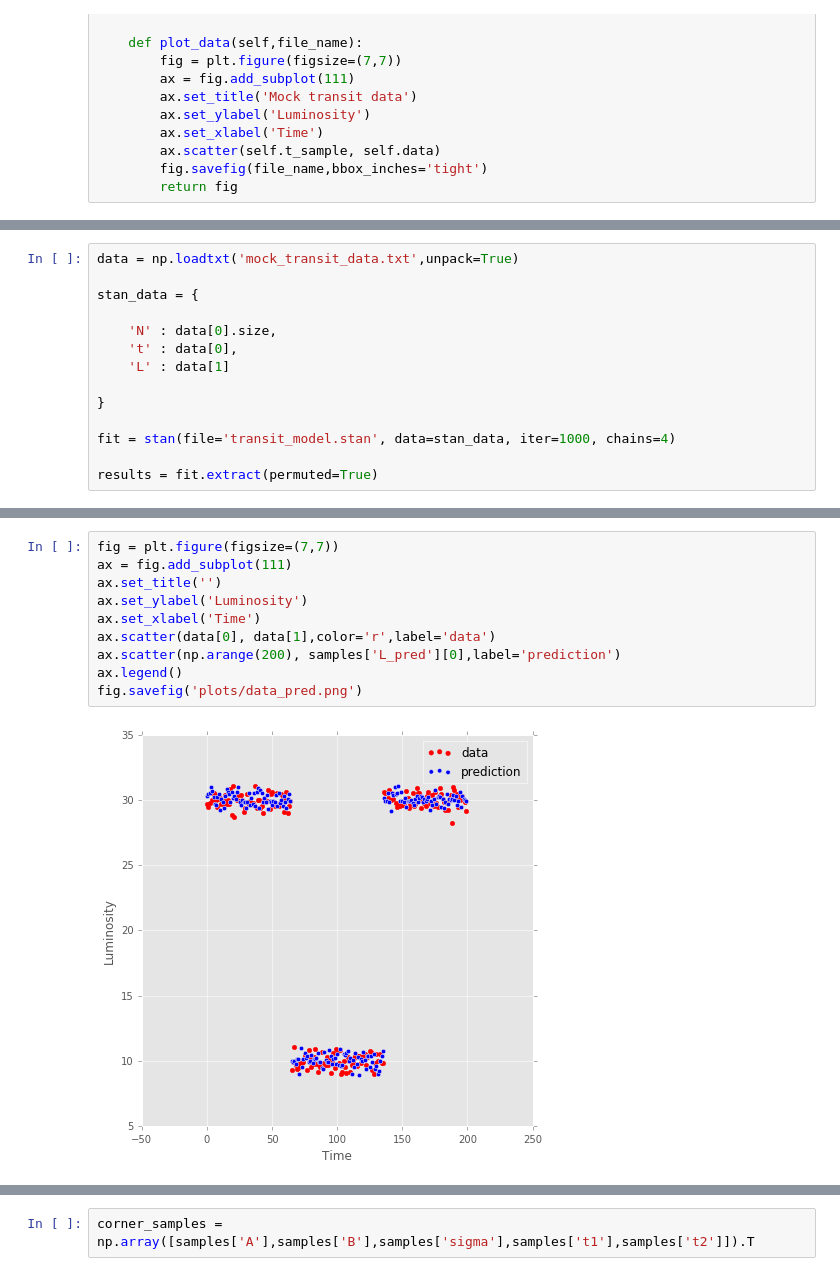
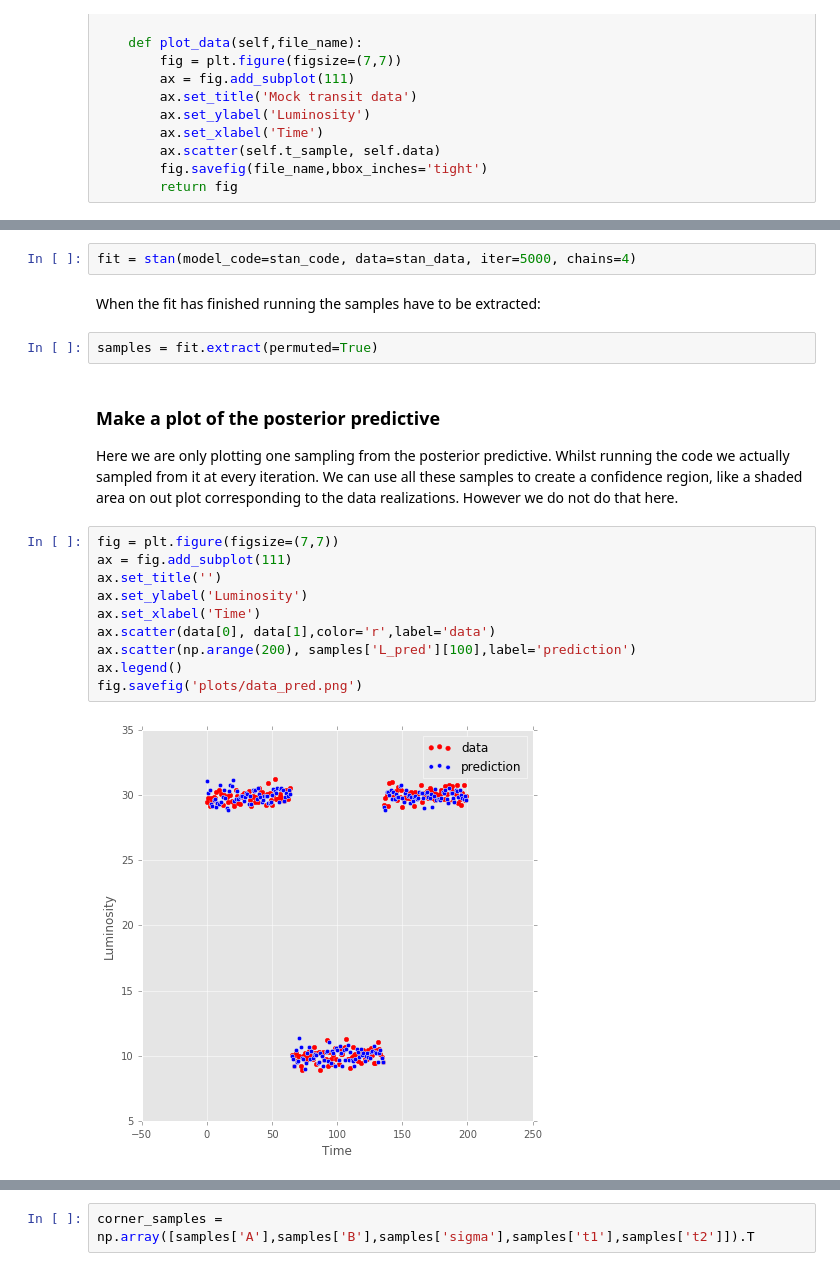
Before and after one commit to bthorne93/posts, a Jupyter notebook: PyStan/transit/transit_code.ipynb, the cells around one changed output, grey strips where cells are left out. Drawn from its saved outputs; the diff is of its cells as text.

```diff
--- a/PyStan/transit/transit_code.ipynb
+++ b/PyStan/transit/transit_code.ipynb
@@ -68,14 +66,0 @@ fig = trans.plot_data('plots/mock_data_plot.png')
-# %%
-data = np.loadtxt('mock_transit_data.txt',unpack=True)
-
-stan_data = {
-
-    'N' : data[0].size,
-    't' : data[0],
-    'L' : data[1]
-
-}
-
-fit = stan(file='transit_model.stan', data=stan_data, iter=1000, chains=4)
-
-results = fit.extract(permuted=True)
@@ -87,12 +143,22 @@ plt.show()
+# %%
+fit = stan(model_code=stan_code, data=stan_data, iter=5000, chains=4)
+# %% [markdown]
+When the fit has finished running the samples have to be extracted:
+# %%
+samples = fit.extract(permuted=True)
+# %% [markdown]
+### Make a plot of the posterior predictive
+
+Here we are only plotting one sampling from the posterior predictive.  Whilst running the code we actually sampled from it at every iteration. We can use all these samples to create a confidence region, like a shaded area on out plot corresponding to the data realizations.  However we do not do that here.
 # %%
 fig = plt.figure(figsize=(7,7))
 ax = fig.add_subplot(111)
 ax.set_title('')
 ax.set_ylabel('Luminosity')
 ax.set_xlabel('Time')
 ax.scatter(data[0], data[1],color='r',label='data')
-ax.scatter(np.arange(200), samples['L_pred'][0],label='prediction')
+ax.scatter(np.arange(200), samples['L_pred'][100],label='prediction')
 ax.legend()
 fig.savefig('plots/data_pred.png')
 # %% [output]
-[figure, old version]
+[figure, new version]
```
Also changed, not shown: parts of 12 cells of this notebook, 3 other files.
